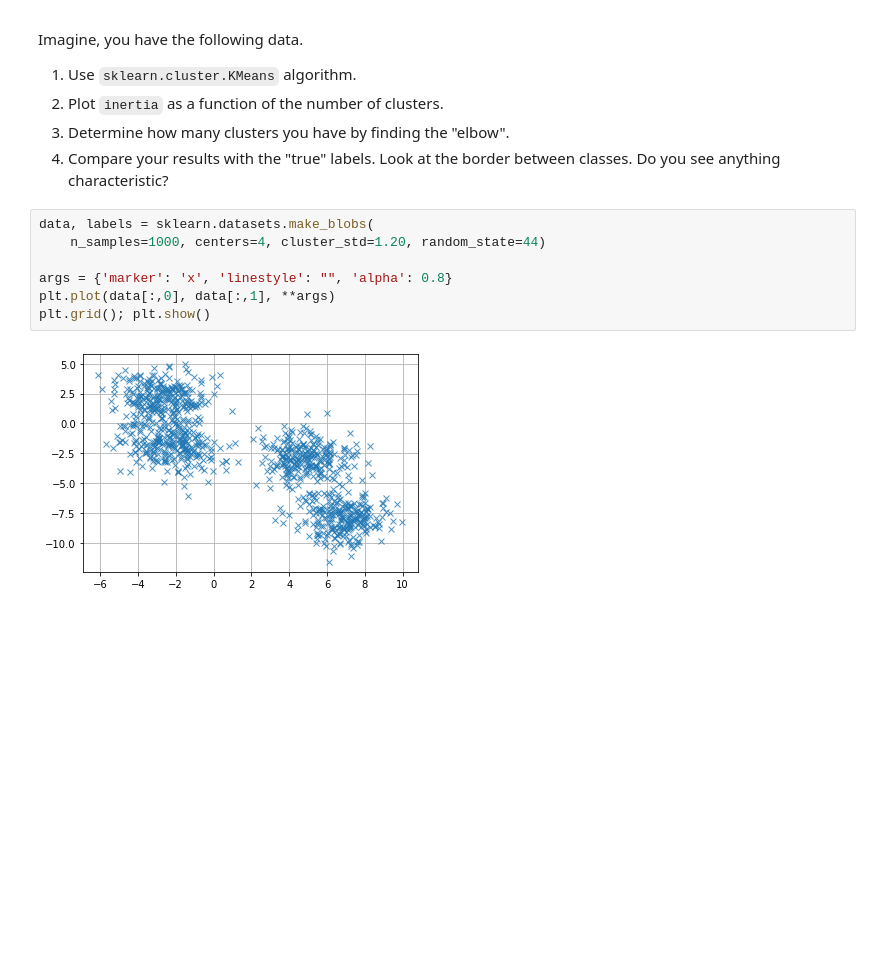
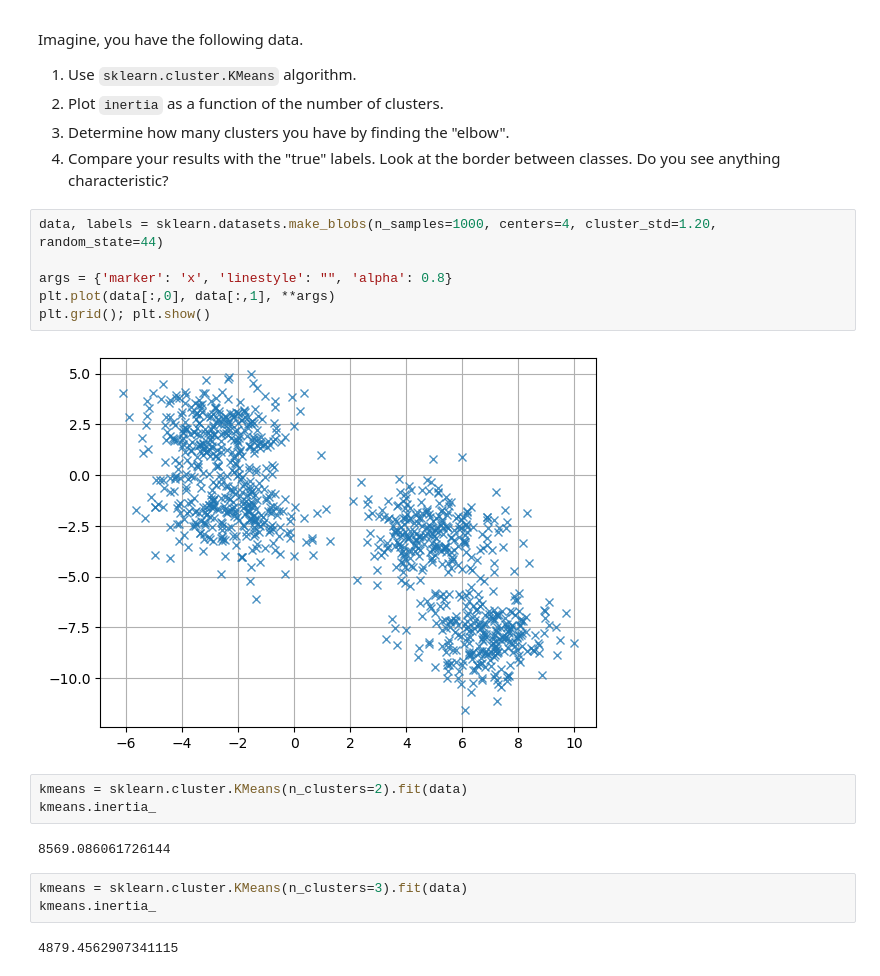
Before and after one commit to logger421/ExplainableAI, a Jupyter notebook: XG325_lecture03/XG325_lecture03_exercise1.ipynb, the cells around one changed output. Cells and saved outputs as stored; diff of their text form; blank space fills up the shorter version.

```diff
--- a/XG325_lecture03/XG325_lecture03_exercise1.ipynb
+++ b/XG325_lecture03/XG325_lecture03_exercise1.ipynb
@@ -113,11 +113,20 @@ Imagine, you have the following data.
  3. Determine how many clusters you have by finding the "elbow".
  4. Compare your results with the "true" labels. Look at the border between classes. Do you see anything characteristic?
 # %%
-data, labels = sklearn.datasets.make_blobs(
-    n_samples=1000, centers=4, cluster_std=1.20, random_state=44)
+data, labels = sklearn.datasets.make_blobs(n_samples=1000, centers=4, cluster_std=1.20, random_state=44)
 
 args = {'marker': 'x', 'linestyle': "", 'alpha': 0.8}
 plt.plot(data[:,0], data[:,1], **args)
 plt.grid(); plt.show()
 # %% [output]
-[figure, old version]
+[figure, new version]
+# %%
+kmeans = sklearn.cluster.KMeans(n_clusters=2).fit(data)
+kmeans.inertia_
+# %% [output]
+8569.086061726144
+# %%
+kmeans = sklearn.cluster.KMeans(n_clusters=3).fit(data)
+kmeans.inertia_
+# %% [output]
+4879.4562907341115
```
Also changed, not shown: parts of 6 cells of this notebook, 2 other files.
